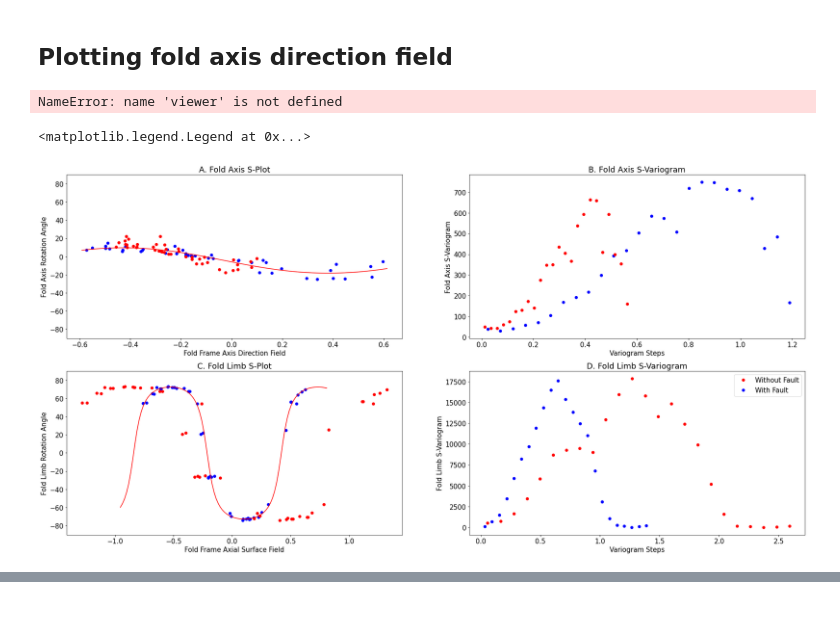
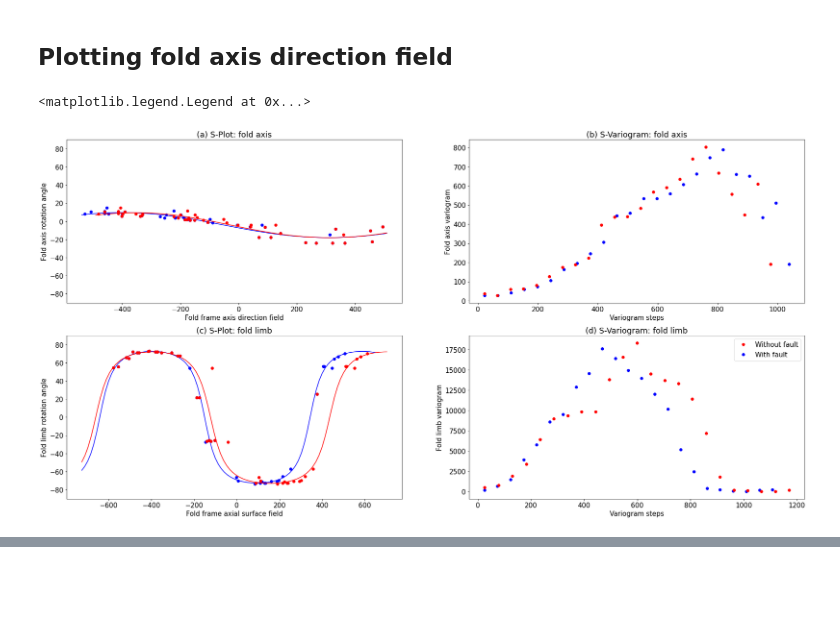
Before and after one commit to lachlangrose/grose_et_al_2021_gmd_faults, a Jupyter notebook: 6. Faulted type 1 interference.ipynb, the cells around one changed output, grey strips where cells are left out. Drawn from its saved outputs; the diff is of its cells as text; code cells hidden in the pictures.

```diff
--- a/6. Faulted type 1 interference.ipynb
+++ b/6. Faulted type 1 interference.ipynb
@@ -78,0 +101,10 @@ model.update()
+# %%
+s0 = model.create_and_add_folded_foliation('s0',
+                                           fold_frame=fold_frame,
+                                      nelements=1e5,
+                                          solver='lu',
+                                           constrained=True,
+                                          buffer=.5,
+                                           tol=1e-12
+                                          )
+model.update()
@@ -95,14 +140,15 @@ fold_frame2 = model_no_fault.create_and_add_fold_frame('s1',
                                 nelements=1e4,
                                             regularisation=[1.,1.,.1],
                                             interpolatortype='FDI',
-                                            solver='pyamg',
-                                            damp=True,
+#                                             solver='pyamg',
+#                                             damp=True,
                                             buffer=0.2)
 
 s02 = model_no_fault.create_and_add_folded_foliation('s0',
                                            fold_frame=fold_frame2,
                                       nelements=1e5,
-                                          solver='lu',
+#                                           solver='lu',
                                           buffer=0.5,
-                                          damp=True)
+#                                           damp=True
+                                                    )
 model_no_fault.update()
@@ -196,58 +255,56 @@ viewer.display()
 # %%
 viewer.clear()
 viewer.nsteps = np.array([50,50,50])
-viewer.bounding_box[1,2] = 0.5
+viewer.bounding_box[1,2] = 5000
 viewer.add_isosurface(fault,isovalue=0)
 viewer.add_isosurface(fold_frame[1],nslices=5,paint_with=fold_frame[1],cmap='viridis')
-viewer.bounding_box[1,2] = 0.25
+viewer.bounding_box[1,2] = 2500
 viewer.nsteps = np.array([200,200,200])
 viewer.add_scalar_field(fold_frame[1],cmap='viridis')
 # viewer.add_isosurface(fold_frame[1],nslices=5,paint_with=fold_frame[1])
 # viewer.add_vector_field(s0.fold.fold_axis,locations=model.regular_grid()[::20,:])
 viewer.rotation = rotation
 images.append(viewer.image_array())
-# %% [output]
-NameError: name 'viewer' is not defined
 # %%
 from LoopStructural.visualisation import RotationAnglePlotter
 # link the model to the fold frame coordinates
 # s0.fold.foldframe[0].set_model(model)
 # s0.fold.foldframe[1].set_model(model)
 
 rotation_angles = RotationAnglePlotter(s0)
 rotation_angles.add_fold_limb_data()
-rotation_angles.add_fold_limb_curve()
+rotation_angles.add_fold_limb_curve('b-')
 wi = rotation_angles.add_fold_axis_data(label='With fault')
-rotation_angles.add_fold_axis_curve()
+rotation_angles.add_fold_axis_curve('b-')
 rotation_angles.add_limb_svariogram()
 rotation_angles.add_axis_svariogram()
 
 rotation_angles.feature = s02
 wo =rotation_angles.add_fold_limb_data('ro',label='Without fault')
-# rotation_angles.add_fold_limb_curve()
+rotation_angles.add_fold_limb_curve('r-')
 rotation_angles.add_fold_axis_data('ro')
-# rotation_angles.add_fold_axis_curve()
+rotation_angles.add_fold_axis_curve('r-')
 rotation_angles.add_limb_svariogram('ro')
 rotation_angles.add_axis_svariogram('ro')
 
-rotation_angles.ax[0][0].set_title('A. Fold Axis S-Plot')
-rotation_angles.ax[0][1].set_title('B. Fold Axis S-Variogram')
-rotation_angles.ax[1][0].set_title('C. Fold Limb S-Plot')
-rotation_angles.ax[1][1].set_title('D. Fold Limb S-Variogram')
+rotation_angles.ax[0][0].set_title('(a) S-Plot: fold axis')
+rotation_angles.ax[0][1].set_title('(b) S-Variogram: fold axis')
+rotation_angles.ax[1][0].set_title('(c) S-Plot: fold limb')
+rotation_angles.ax[1][1].set_title('(d) S-Variogram: fold limb')
 
-rotation_angles.ax[1][1].set_xlabel('Variogram Steps')
-rotation_angles.ax[1][1].set_ylabel('Fold Limb S-Variogram')
-rotation_angles.ax[1][0].set_ylabel('Fold Limb Rotation Angle')
-rotation_angles.ax[1][0].set_xlabel('Fold Frame Axial Surface Field')
+rotation_angles.ax[1][1].set_xlabel('Variogram steps')
+rotation_angles.ax[1][1].set_ylabel('Fold limb variogram')
+rotation_angles.ax[1][0].set_ylabel('Fold limb rotation angle')
+rotation_angles.ax[1][0].set_xlabel('Fold frame axial surface field')
 
-rotation_angles.ax[0][1].set_xlabel('Variogram Steps')
-rotation_angles.ax[0][1].set_ylabel('Fold Axis S-Variogram')
-rotation_angles.ax[0][0].set_ylabel('Fold Axis Rotation Angle')
-rotation_angles.ax[0][0].set_xlabel('Fold Frame Axis Direction Field')
-rotation_angles.ax[1][1].legend(wo+wi,['Without Fault', 'With Fault'])
+rotation_angles.ax[0][1].set_xlabel('Variogram steps')
+rotation_angles.ax[0][1].set_ylabel('Fold axis variogram')
+rotation_angles.ax[0][0].set_ylabel('Fold axis rotation angle')
+rotation_angles.ax[0][0].set_xlabel('Fold frame axis direction field')
+rotation_angles.ax[1][1].legend(wo+wi,['Without fault', 'With fault'])
 # %% [output]
 <matplotlib.legend.Legend at 0x...>
-[figure, old version]
+[figure, new version]
 # %%
 grad = s0.builder.get_gradient_constraints()
 grad1 = s0.interpolator.get_gradient_constraints()
```
Also changed, not shown: parts of 13 cells of this notebook, 21 other files.
